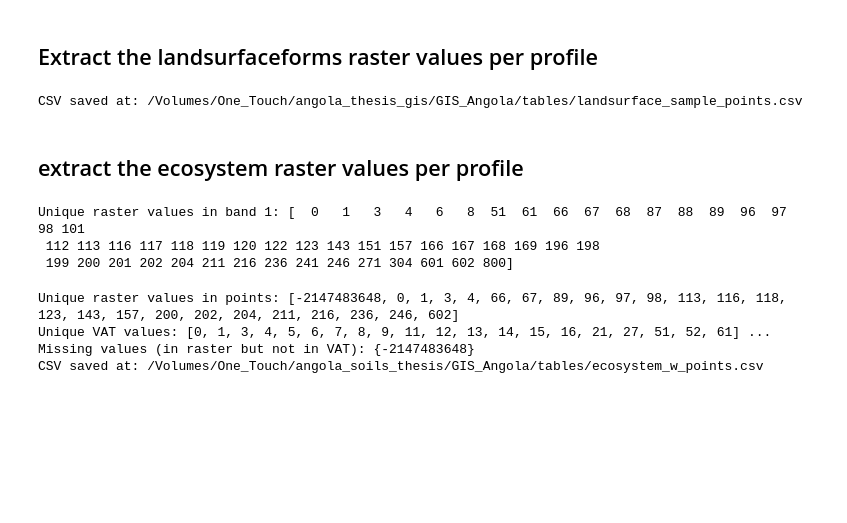
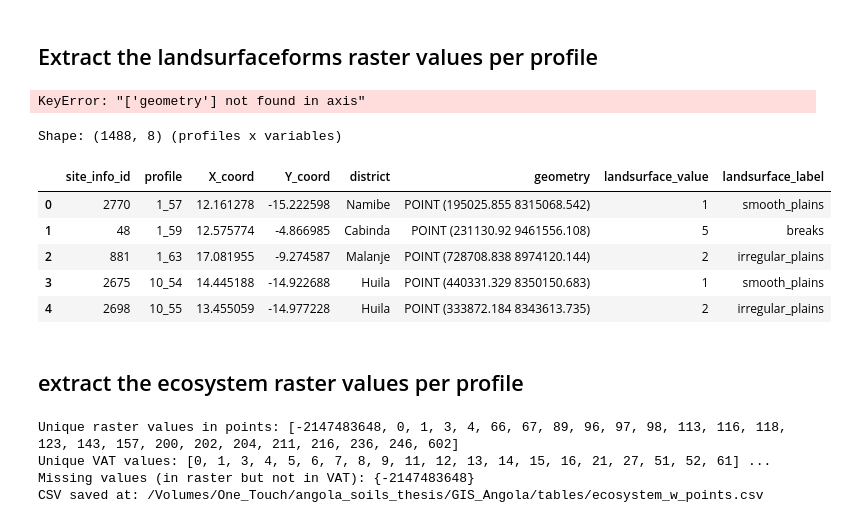
Before and after one commit to inesschwartz/ThesisSoilAngola, a Jupyter notebook: SOC_stock_model/table_prep.ipynb, the cells around one changed output. Cells and saved outputs as stored; diff of their text form; code cells hidden in the pictures; blank space fills up the shorter version.

```diff
--- a/SOC_stock_model/table_prep.ipynb
+++ b/SOC_stock_model/table_prep.ipynb
@@ -395,18 +483,16 @@ Unique profiles: 1488
 # %% [markdown]
 ## Extract the landsurfaceforms raster values per profile
 # %%
-## extract the “landsurfaceforms” raster values at your sample points
-
 import rasterio
 import geopandas as gpd
 import pandas as pd
 
 # --- Load your points ---
-points_path = "/Volumes/One_Touch/angola_thesis_gis/GIS_Angola/tables/joined_landsurf_test.gpkg"
+points_path = "/Volumes/One_Touch/angola_soils_thesis/GIS_Angola/data_processed/usable_site_info_epsg32733.gpkg"
 points = gpd.read_file(points_path)
 
 # --- Load your raster ---
-raster_path = "/Volumes/One_Touch/angola_thesis_gis/GIS_Angola/data_processed/landsurfaceforms/landsurfaceforms.tif"
+raster_path = "/Volumes/One_Touch/angola_soils_thesis/GIS_Angola/data_processed/landsurfaceforms/landsurfaceforms.tif"
 raster = rasterio.open(raster_path)
 
 # --- Ensure points are in the same CRS as the raster ---
@@ -418,7 +504,6 @@ coords = [(x, y) for x, y in zip(points.geometry.x, points.geometry.y)]
 points['landsurface_value'] = [val[0] for val in raster.sample(coords)]
 
 # --- Optional: convert codes to descriptive categories ---
-# Example: update according to your raster's legend
 landsurface_lookup = {
     1: "smooth_plains",
     2: "irregular_plains",
@@ -430,30 +515,33 @@ landsurface_lookup = {
 }
 points['landsurface_label'] = points['landsurface_value'].map(landsurface_lookup)
 
+# --- Define your working DataFrame ---
+landsurface_points = points.copy()
+
+# --- Drop unnecessary columns ---
+drop_cols = ["geo_features_id", "climate_id", "topo_id", "soil_type_id"]
+landsurface_points_clean = landsurface_points.drop(columns=drop_cols, errors="ignore")
+
 # --- Save to CSV ---
-output_csv = "/Volumes/One_Touch/angola_thesis_gis/GIS_Angola/tables/landsurface_sample_points.csv"
-points.drop(columns='geometry').to_csv(output_csv, index=False)
+output_csv = "/Volumes/One_Touch/angola_soils_thesis/GIS_Angola/tables/landsurface_sample_points.csv"
+landsurface_points_clean.drop(columns='geometry').to_csv(output_csv, index=False)
 
 print("CSV saved at:", output_csv)
 # %% [output]
-CSV saved at: /Volumes/One_Touch/angola_thesis_gis/GIS_Angola/tables/landsurface_sample_points.csv
+KeyError: "['geometry'] not found in axis"
+# %%
+print(f"Shape: {landsurface_points_clean.shape} (profiles x variables)")
+landsurface_points_clean.head()
+# %% [output]
+Shape: (1488, 8) (profiles x variables)
+|  | site_info_id | profile | X_coord | Y_coord | district | geometry | landsurface_value | landsurface_label |
+| 0 | 2770 | 1_57 | 12.161278 | -15.222598 | Namibe | POINT (195025.855 8315068.542) | 1 | smooth_plains |
+| 1 | 48 | 1_59 | 12.575774 | -4.866985 | Cabinda | POINT (231130.92 9461556.108) | 5 | breaks |
+| 2 | 881 | 1_63 | 17.081955 | -9.274587 | Malanje | POINT (728708.838 8974120.144) | 2 | irregular_plains |
+| 3 | 2675 | 10_54 | 14.445188 | -14.922688 | Huila | POINT (440331.329 8350150.683) | 1 | smooth_plains |
+| 4 | 2698 | 10_55 | 13.455059 | -14.977228 | Huila | POINT (333872.184 8343613.735) | 2 | irregular_plains |
 # %% [markdown]
 ## extract the ecosystem raster values per profile
-# %%
-import rasterio
-import numpy as np
-
-ecosyst_path = "/Volumes/One_Touch/angola_soils_thesis/GIS_Angola/data_processed/labelled_ecosystems32733.tif"
-
-with rasterio.open(ecosyst_path) as src:
-    band1 = src.read(1)  # read first band
-    unique_vals = np.unique(band1[band1 != src.nodata])  # exclude nodata if defined
-
-print("Unique raster values in band 1:", unique_vals)
-# %% [output]
-Unique raster values in band 1: [  0   1   3   4   6   8  51  61  66  67  68  87  88  89  96  97  98 101
- 112 113 116 117 118 119 120 122 123 143 151 157 166 167 168 169 196 198
- 199 200 201 202 204 211 216 236 241 246 271 304 601 602 800]
 # %%
 import rasterio
 import geopandas as gpd
```
Also changed, not shown: parts of 20 cells of this notebook, 1 other file.
